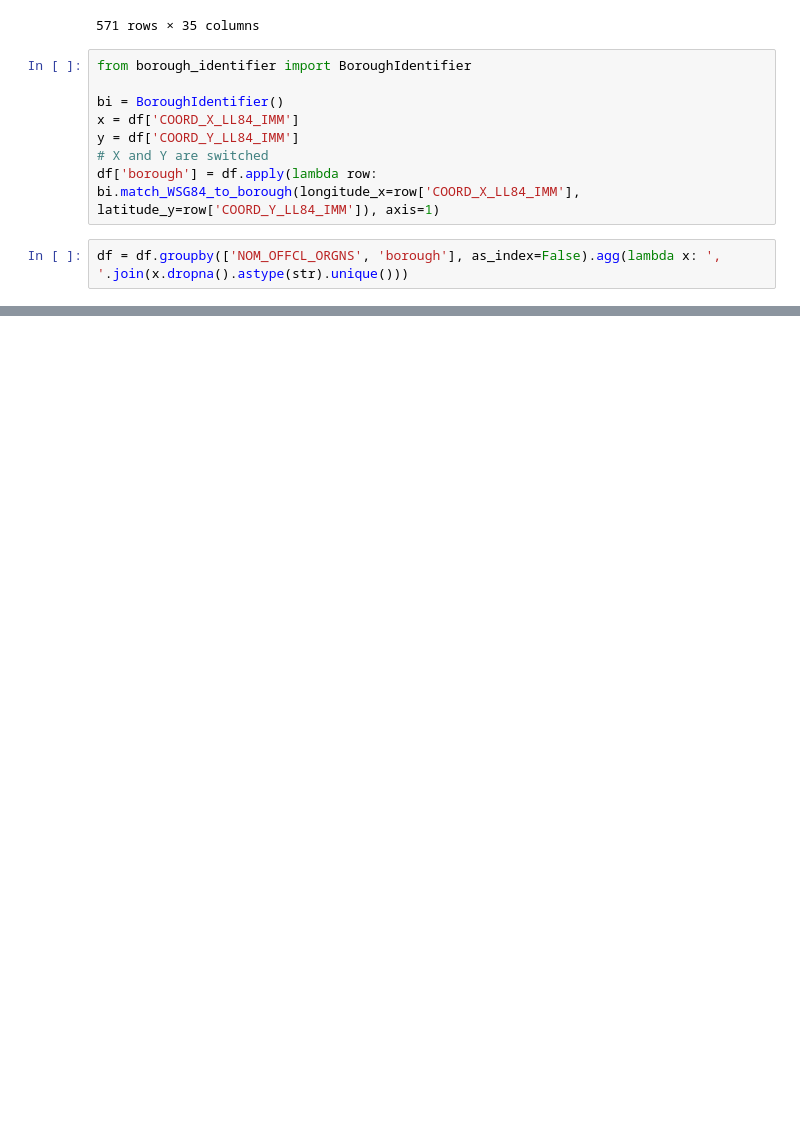
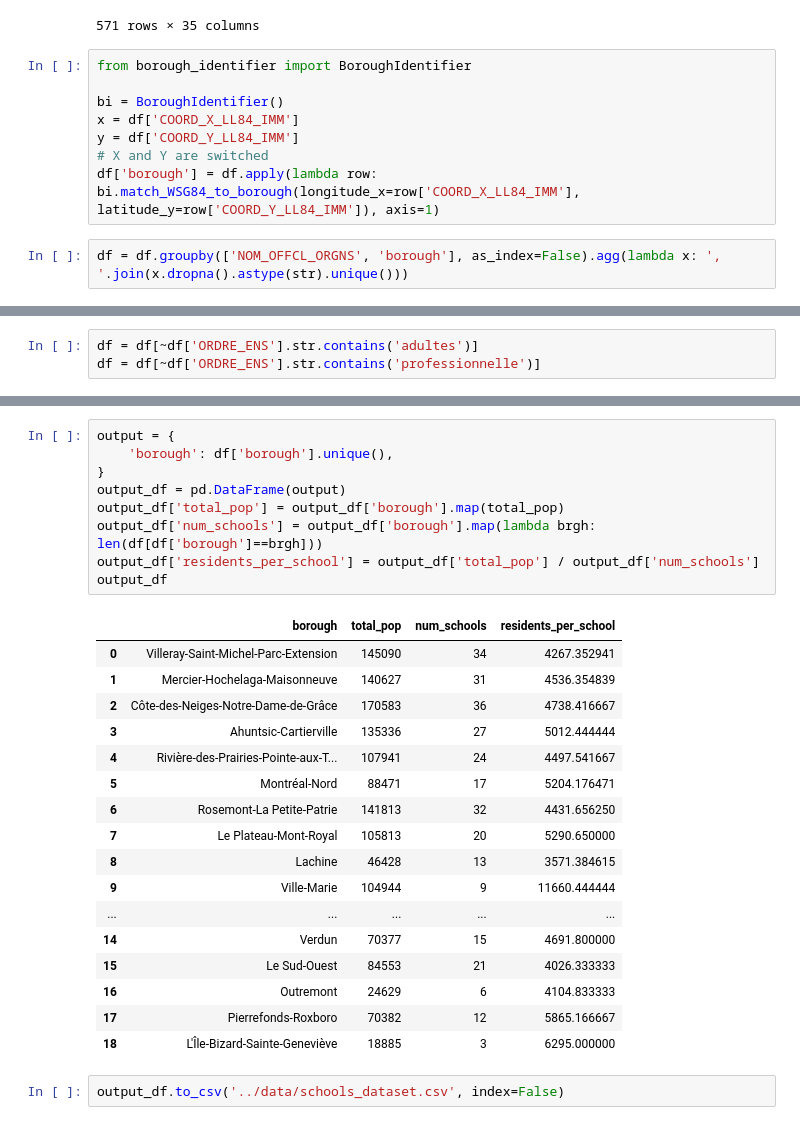
Before and after one commit to aureliegallet/COMP570-project, a Jupyter notebook: src/schools_data.ipynb, the cells around one changed output, grey strips where cells are left out. Drawn from its saved outputs; the diff is of its cells as text; blank space fills up the shorter version.

Commit message:
parks + schools datasets

```diff
--- a/src/schools_data.ipynb
+++ b/src/schools_data.ipynb
@@ -59,3 +66,6 @@ df
+# %%
+df = df[~df['ORDRE_ENS'].str.contains('adultes')]
+df = df[~df['ORDRE_ENS'].str.contains('professionnelle')]
 # %%
 df['borough'].unique()
 # %% [output]
@@ -146 +158,30 @@ Pierrefonds-Roxboro: 4692.13 people per school.
 L'Île-Bizard-Sainte-Geneviève: 6295.00 people per school.
+# %%
+output = {
+    'borough': df['borough'].unique(),
+}
+output_df = pd.DataFrame(output)
+output_df['total_pop'] = output_df['borough'].map(total_pop)
+output_df['num_schools'] = output_df['borough'].map(lambda brgh: len(df[df['borough']==brgh]))
+output_df['residents_per_school'] = output_df['total_pop'] / output_df['num_schools']
+output_df
+# %% [output]
+|  | borough | total_pop | num_schools | residents_per_school |
+| 0 | Villeray-Saint-Michel-Parc-Extension | 145090 | 34 | 4267.352941 |
+| 1 | Mercier-Hochelaga-Maisonneuve | 140627 | 31 | 4536.354839 |
+| 2 | Côte-des-Neiges-Notre-Dame-de-Grâce | 170583 | 36 | 4738.416667 |
+| 3 | Ahuntsic-Cartierville | 135336 | 27 | 5012.444444 |
+| 4 | Rivière-des-Prairies-Pointe-aux-T... | 107941 | 24 | 4497.541667 |
+| 5 | Montréal-Nord | 88471 | 17 | 5204.176471 |
+| 6 | Rosemont-La Petite-Patrie | 141813 | 32 | 4431.656250 |
+| 7 | Le Plateau-Mont-Royal | 105813 | 20 | 5290.650000 |
+| 8 | Lachine | 46428 | 13 | 3571.384615 |
+| 9 | Ville-Marie | 104944 | 9 | 11660.444444 |
+| ... | ... | ... | ... | ... |
+| 14 | Verdun | 70377 | 15 | 4691.800000 |
+| 15 | Le Sud-Ouest | 84553 | 21 | 4026.333333 |
+| 16 | Outremont | 24629 | 6 | 4104.833333 |
+| 17 | Pierrefonds-Roxboro | 70382 | 12 | 5865.166667 |
+| 18 | L'Île-Bizard-Sainte-Geneviève | 18885 | 3 | 6295.000000 |
+# %%
+output_df.to_csv('../data/schools_dataset.csv', index=False)
```
Also changed, not shown: parts of 4 cells of this notebook, 3 other files.
